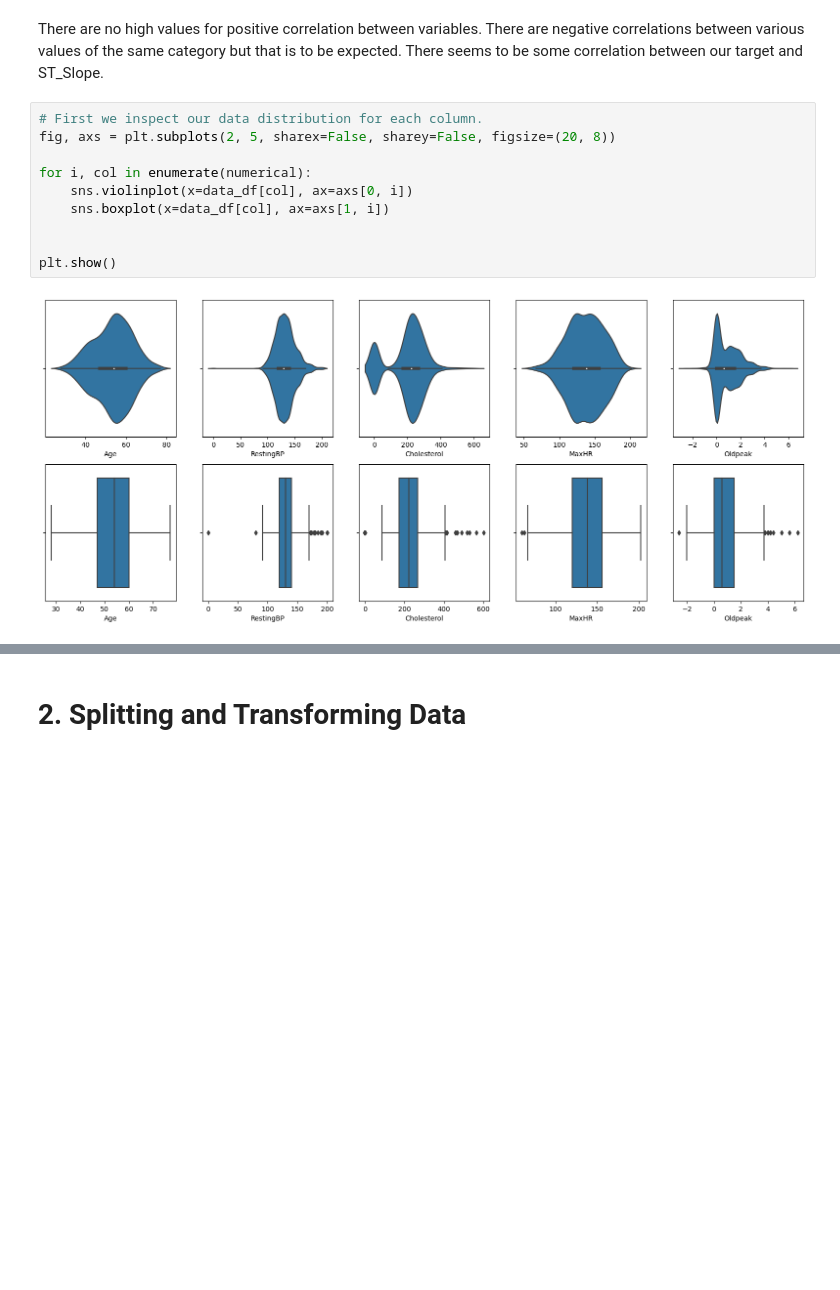
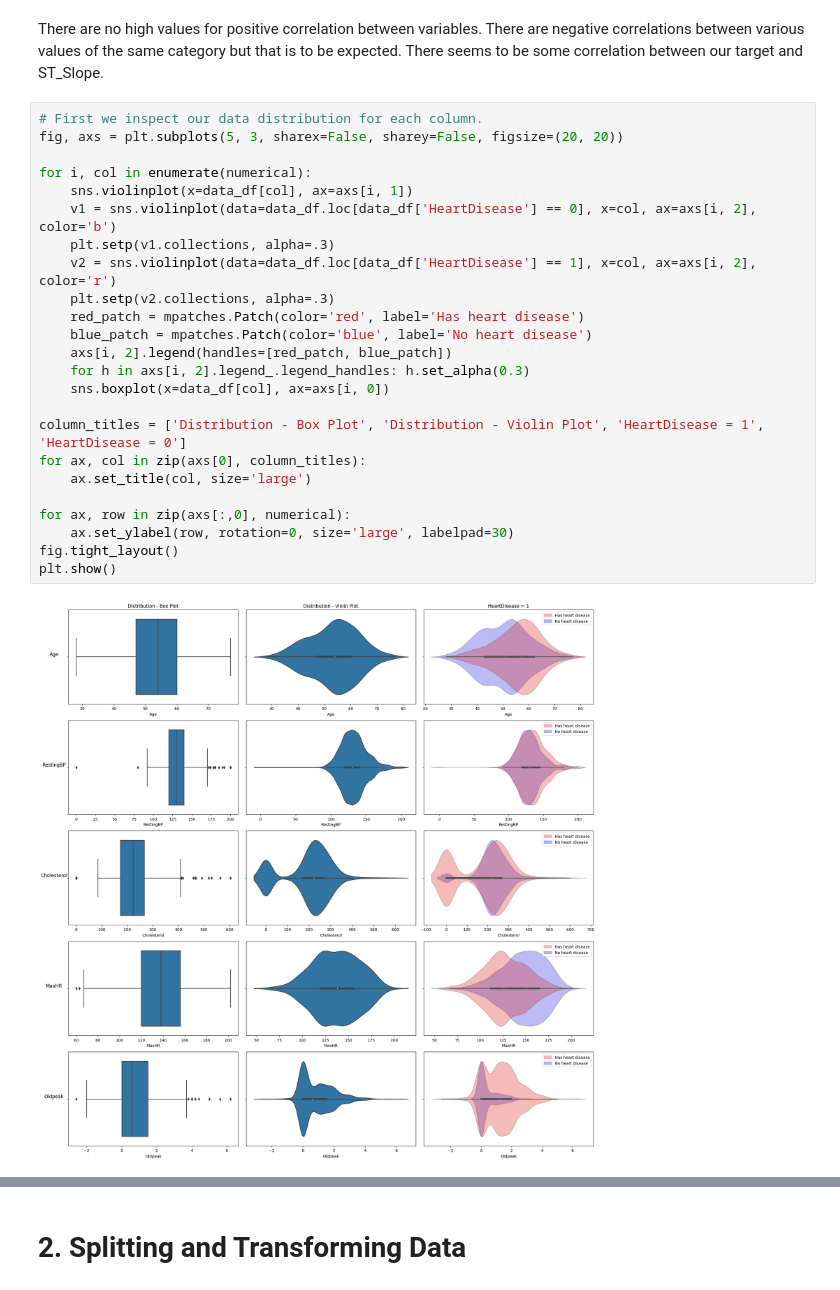
Before and after one commit to Kacper-017/heart_failure_prediction, a Jupyter notebook: heart-failure-prediction.ipynb, the cells around one changed output, grey strips where cells are left out. Saved outputs shown, nothing was run; the diff lists cells and outputs as text; blank space fills up the shorter version.

```diff
--- a/heart-failure-prediction.ipynb
+++ b/heart-failure-prediction.ipynb
@@ -211,15 +218,29 @@ ST_Slope_Up        Oldpeak             -0.450577
 dtype: float64
 # %% [markdown]
 There are no high values for positive correlation between variables. There are negative correlations between various values of the same category but that is to be expected. There seems to be some correlation between our target and ST_Slope.
-# %%
-# First we inspect our data distribution for each column.
-fig, axs = plt.subplots(2, 5, sharex=False, sharey=False, figsize=(20, 8))
-
-for i, col in enumerate(numerical):
-    sns.violinplot(x=data_df[col], ax=axs[0, i])
-    sns.boxplot(x=data_df[col], ax=axs[1, i])
-
-
-plt.show()
-# %% [output]
-[figure, removed]
+# %%
+# First we inspect our data distribution for each column.
+fig, axs = plt.subplots(5, 3, sharex=False, sharey=False, figsize=(20, 20))
+
+for i, col in enumerate(numerical):
+    sns.violinplot(x=data_df[col], ax=axs[i, 1])
+    v1 = sns.violinplot(data=data_df.loc[data_df['HeartDisease'] == 0], x=col, ax=axs[i, 2], color='b')
+    plt.setp(v1.collections, alpha=.3)
+    v2 = sns.violinplot(data=data_df.loc[data_df['HeartDisease'] == 1], x=col, ax=axs[i, 2], color='r')
+    plt.setp(v2.collections, alpha=.3)
+    red_patch = mpatches.Patch(color='red', label='Has heart disease')
+    blue_patch = mpatches.Patch(color='blue', label='No heart disease')
+    axs[i, 2].legend(handles=[red_patch, blue_patch])
+    for h in axs[i, 2].legend_.legend_handles: h.set_alpha(0.3)
+    sns.boxplot(x=data_df[col], ax=axs[i, 0])
+
+column_titles = ['Distribution - Box Plot', 'Distribution - Violin Plot', 'HeartDisease = 1', 'HeartDisease = 0']
+for ax, col in zip(axs[0], column_titles):
+    ax.set_title(col, size='large')
+
+for ax, row in zip(axs[:,0], numerical):
+    ax.set_ylabel(row, rotation=0, size='large', labelpad=30)
+fig.tight_layout()
+plt.show()
+# %% [output]
+[figure, added]
```
Also changed, not shown: parts of 28 cells of this notebook.
